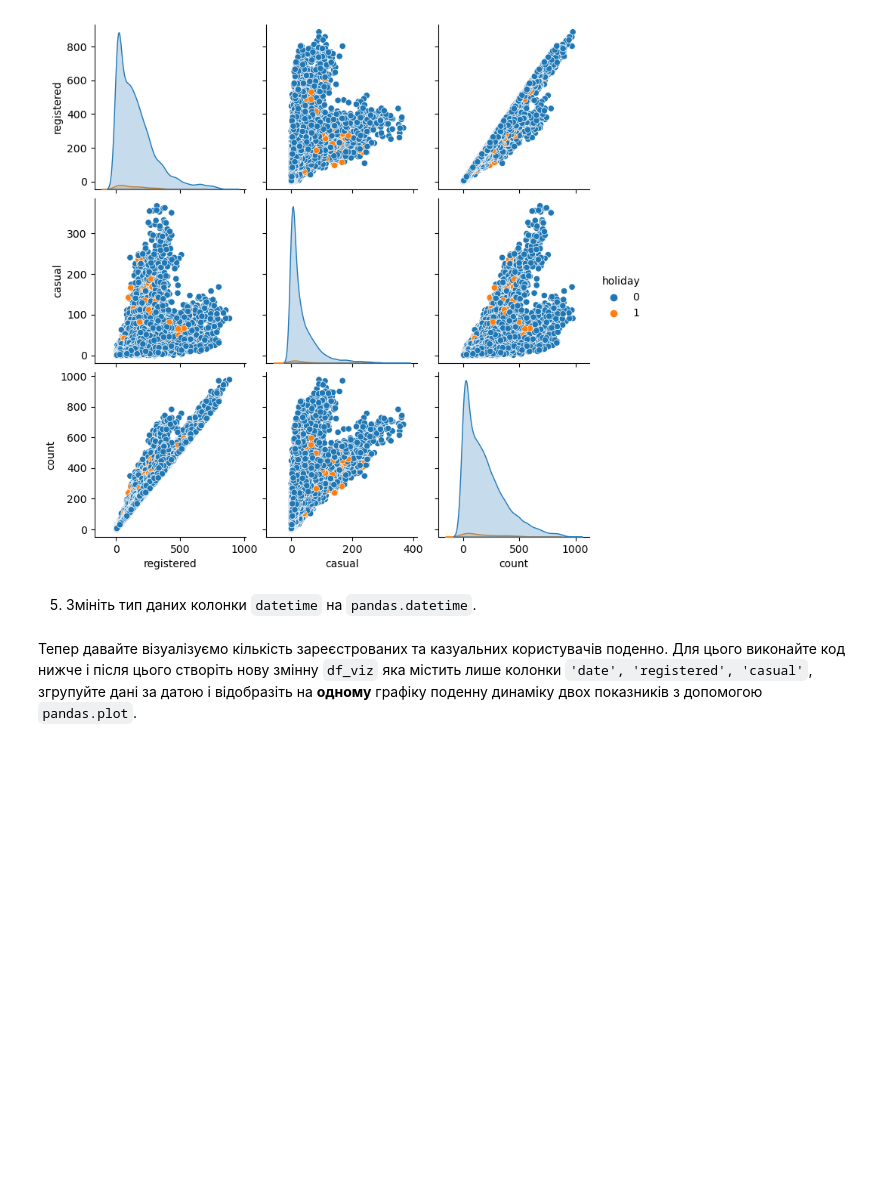
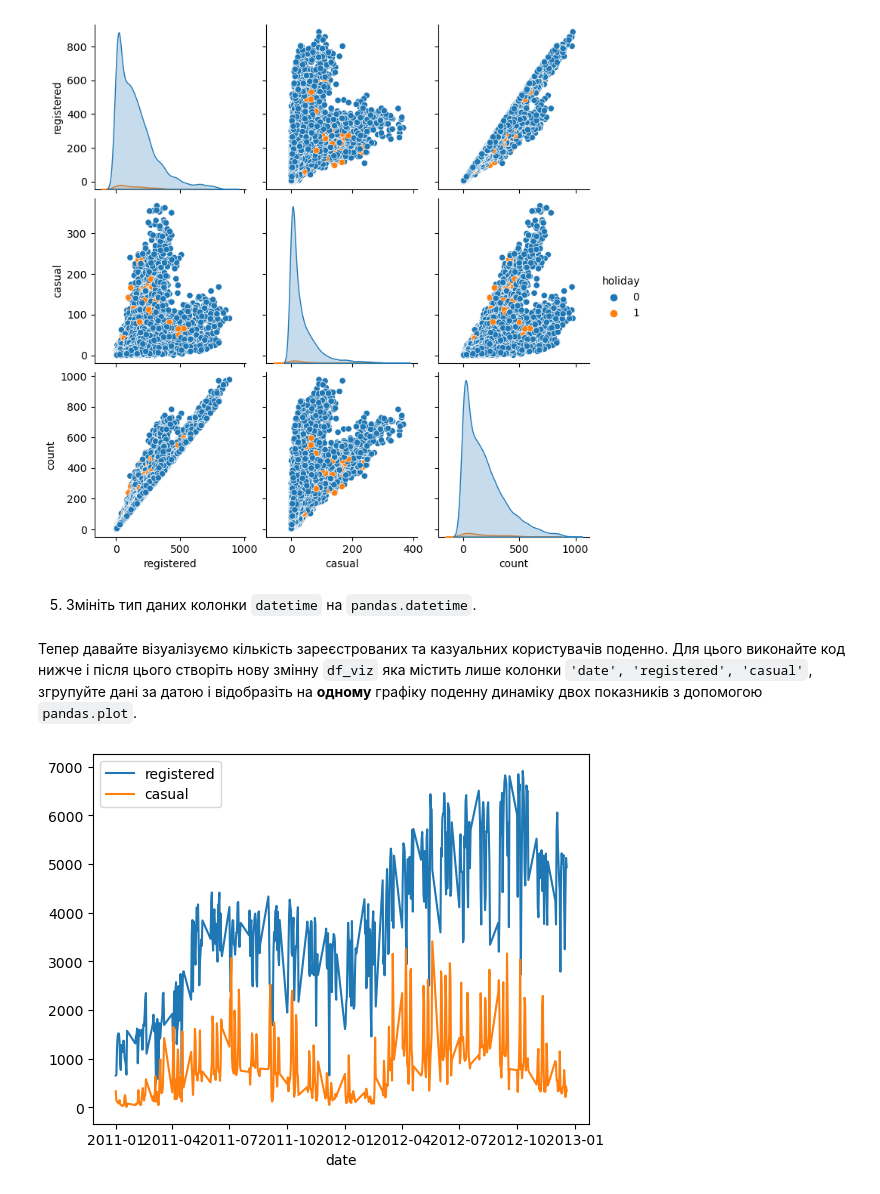
Before and after one commit to TetianaZalivan/Python-Tasks-for-Data-Analytics-, a Jupyter notebook: Done hw_4_5_Візуалізація_з_seaborn.ipynb, the cells around one changed output. Drawn from its saved outputs; the diff is of its cells as text; code cells hidden in the pictures; blank space fills up the shorter version.

```diff
--- a/Done hw_4_5_Візуалізація_з_seaborn.ipynb
+++ b/Done hw_4_5_Візуалізація_з_seaborn.ipynb
@@ -88,7 +88,9 @@ df.datetime = pd.to_datetime(df.datetime)
 # %%
 df['date'] = df.datetime.dt.date
 df_viz = df[['date', 'registered', 'casual']].groupby('date').sum()
-plt.show();
+df_viz.plot();
+# %% [output]
+[figure, added]
 # %% [markdown]
 Очікуваний результат:
 
```
